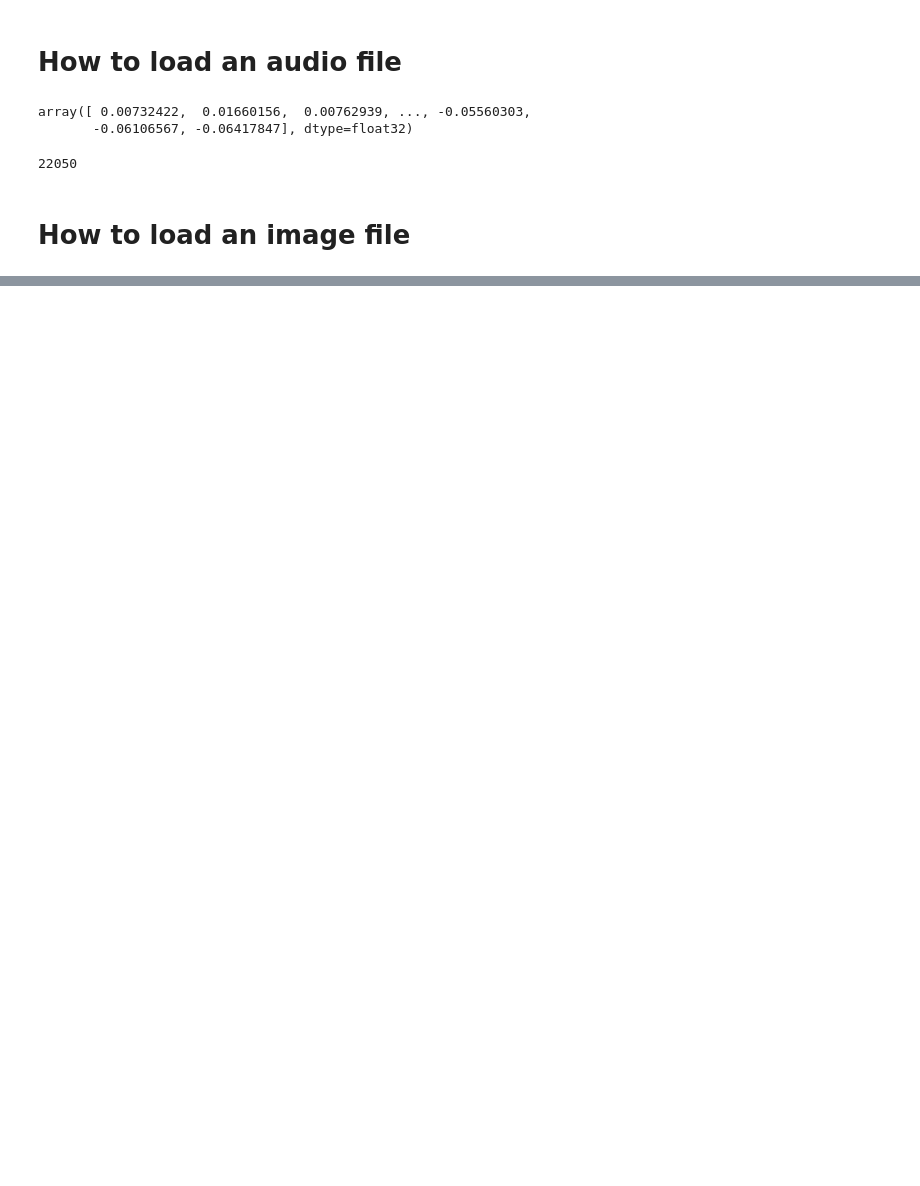
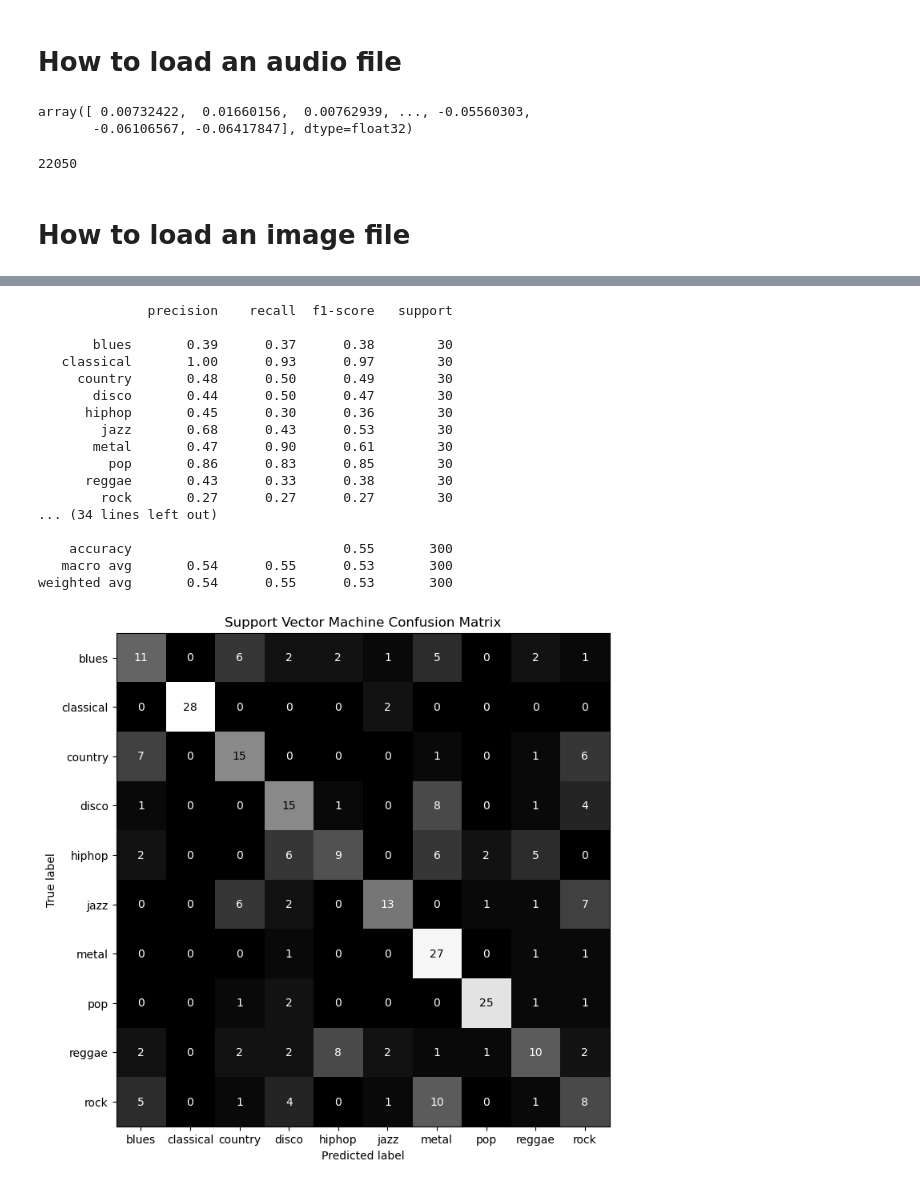
Before and after one commit to MesaJonathan/Genre-Classifier, a Jupyter notebook: main.ipynb, the cells around one changed output, grey strips where cells are left out. Saved outputs shown, nothing was run; the diff lists cells and outputs as text; code cells hidden in the pictures; blank space fills up the shorter version.

Commit message:
added test/train split and ~55% accurate model

```diff
--- a/main.ipynb
+++ b/main.ipynb
@@ -18,4 +18,10 @@ sample_rate  #another figure that will help represent data
 # %%
 import cv2 as cv
 
-img = cv.imread("Data/images_original/blues/blues.00000.wav")
+img = cv.imread("Data/images_original/blues/blues00000.png")
+
+img = cv.resize(img, (64, 64))
+
+gray = cv.cvtColor(img, cv.COLOR_BGR2GRAY)
+
+# print(gray.flatten())
@@ -21,0 +170,8 @@ img = cv.imread("Data/images_original/blues/blues.00000.wav")
+# %%
+from sklearn.preprocessing import StandardScaler
+
+scaler = StandardScaler()
+scaler.fit(X_train)
+
+X_train = scaler.transform(X_train)
+X_test = scaler.transform(X_test)
@@ -21,0 +194,61 @@ img = cv.imread("Data/images_original/blues/blues.00000.wav")
+# %%
+svc = SVC(probability=True)
+nbc = GaussianNB()
+rfc = RandomForestClassifier()
+
+# print(type(X_train[0][0]))
+
+svc.fit(X_train, Y_train)
+nbc.fit(X_train, Y_train)
+rfc.fit(X_train, Y_train)
+
+y_svc_predicted = svc.predict(X_test)
+y_svc_pred_proba = svc.predict_proba(X_test)
+
+y_nbc_predicted = nbc.predict(X_test)
+y_nbc_pred_proba = nbc.predict_proba(X_test)
+
+y_rfc_predicted = rfc.predict(X_test)
+y_rfc_pred_proba = rfc.predict_proba(X_test)
+
+print(classification_report(Y_test, y_svc_predicted))
+print(classification_report(Y_test, y_nbc_predicted))
+print(classification_report(Y_test, y_rfc_predicted))
+
+models = ['Support Vector Machine', 'Naive Bayes Classifier', 'Random Forest Classifier']
+predictions = [ y_svc_predicted, y_nbc_predicted, y_rfc_predicted]
+pred_probabilities = [y_svc_pred_proba, y_nbc_pred_proba, y_rfc_pred_proba]
+#setting up info needed to display the graphs
+plot = 1
+
+
+for model, prediction, pred_proba in zip(models, predictions, pred_probabilities):
+    # zipping the arrays to be able to access the nth element of each at the same time
+    disp = ConfusionMatrixDisplay(confusion_matrix(np.array(Y_test).ravel(), prediction), display_labels=genres)
+    disp.plot(
+        include_values=True,
+        cmap='gray',
+        colorbar=False
+    )
+    disp.figure_.set_size_inches(10,8)
+    disp.ax_.set_title(f"{model} Confusion Matrix")
+    #actually displaying the models and setting up their axis info
+# %% [output]
+              precision    recall  f1-score   support
+
+       blues       0.39      0.37      0.38        30
+   classical       1.00      0.93      0.97        30
+     country       0.48      0.50      0.49        30
+       disco       0.44      0.50      0.47        30
+      hiphop       0.45      0.30      0.36        30
+        jazz       0.68      0.43      0.53        30
+       metal       0.47      0.90      0.61        30
+         pop       0.86      0.83      0.85        30
+      reggae       0.43      0.33      0.38        30
+        rock       0.27      0.27      0.27        30
+... (34 lines left out)
+
+    accuracy                           0.55       300
+   macro avg       0.54      0.55      0.53       300
+weighted avg       0.54      0.55      0.53       300
+[figure, added]
```
Also changed, not shown: parts of 7 cells of this notebook.
